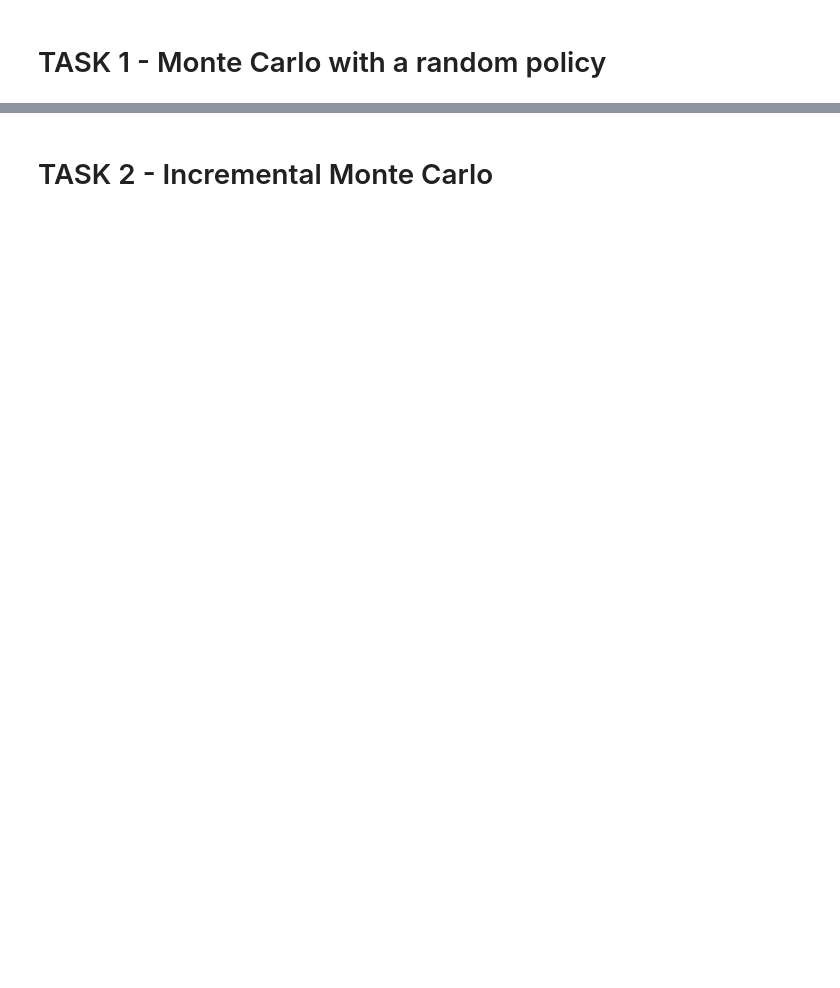
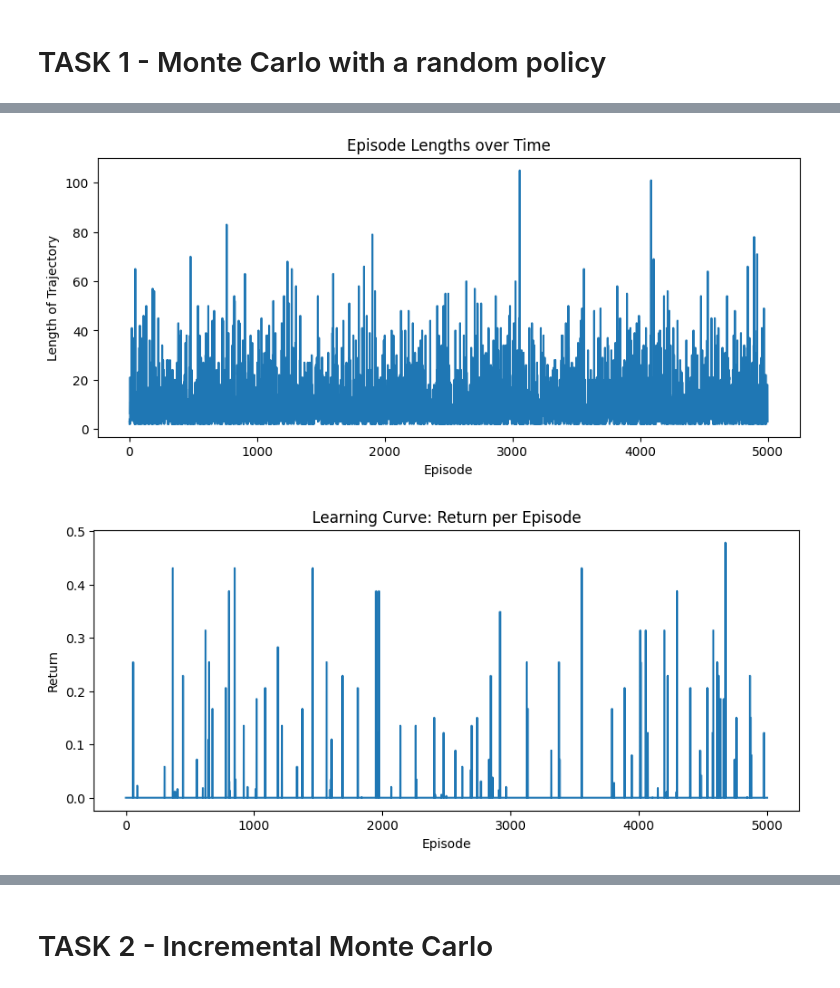
Before and after one commit to cgurtner/RL, a Jupyter notebook: GradedLab_01.ipynb, the cells around one changed output, grey strips where cells are left out. Drawn from its saved outputs; the diff is of its cells as text; code cells hidden in the pictures; blank space fills up the shorter version.

```diff
--- a/GradedLab_01.ipynb
+++ b/GradedLab_01.ipynb
@@ -4,0 +31,15 @@ import random
+# %%
+# Create folder for saving figures if it doesn't exist
+params.savefig_folder.mkdir(parents=True, exist_ok=True)
+
+# Initialize Frozen Lake environment with a random map
+env = gym.make(
+    "FrozenLake-v1",
+    is_slippery=params.is_slippery,
+    render_mode='rgb_array',
+    desc=generate_random_map(
+        size=params.map_size,
+        p=params.proba_frozen,
+        seed=params.seed
+    ),
+)
@@ -5,3 +77,20 @@ import random
 # %% [markdown]
 # TASK 1 - Monte Carlo with a random policy
+# %%
+V = np.zeros(env.observation_space.n)
+returns_sum = np.zeros(env.observation_space.n)
+returns_count = np.zeros(env.observation_space.n)
+episode_lengths = []
+episode_returns = []
+
+def generate_episode(env):
+    episode = []
+    state, _ = env.reset()
+    done = False
+    while not done:
+        action = env.action_space.sample()  # Random action
+        next_state, reward, done, _, *_ = env.step(action)
+        episode.append((state, action, reward))
+        state = next_state
+    return episode
 # %%
@@ -58,0 +112,9 @@ Estimated State-Value Function (V):
+# %%
+# Plot Results
+grid_size = int(np.sqrt(env.observation_space.n))
+plot_episode_lengths(episode_lengths)
+plot_learning_curve(episode_returns)
+plot_value_function(V, grid_size, title="State-Value Function (Monte Carlo First-Visit)")
+# %% [output]
+[figure, added]
+[figure, added]
```
Also changed, not shown: parts of 8 cells of this notebook.
